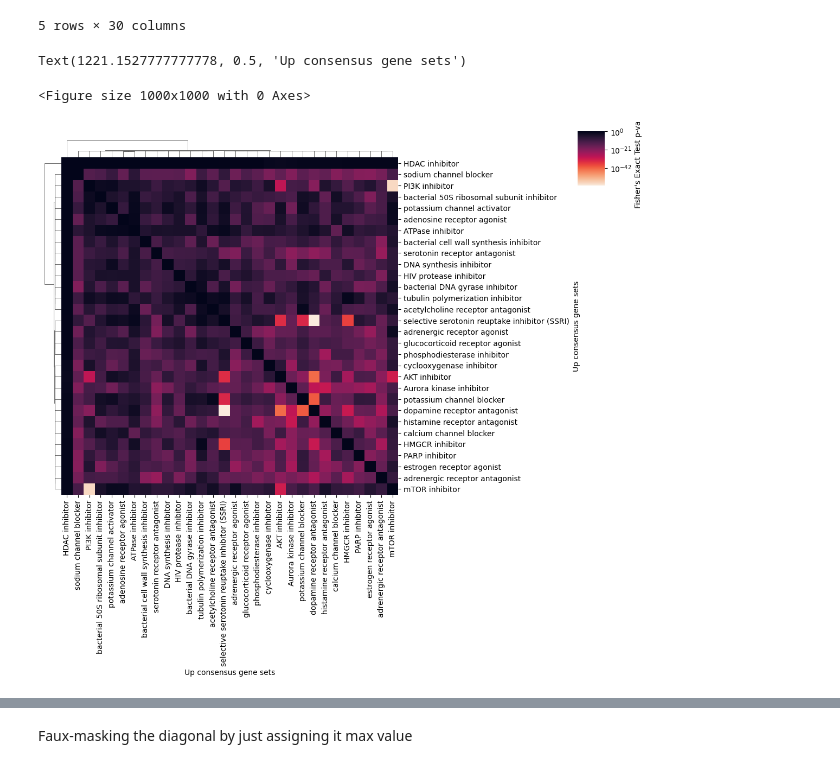
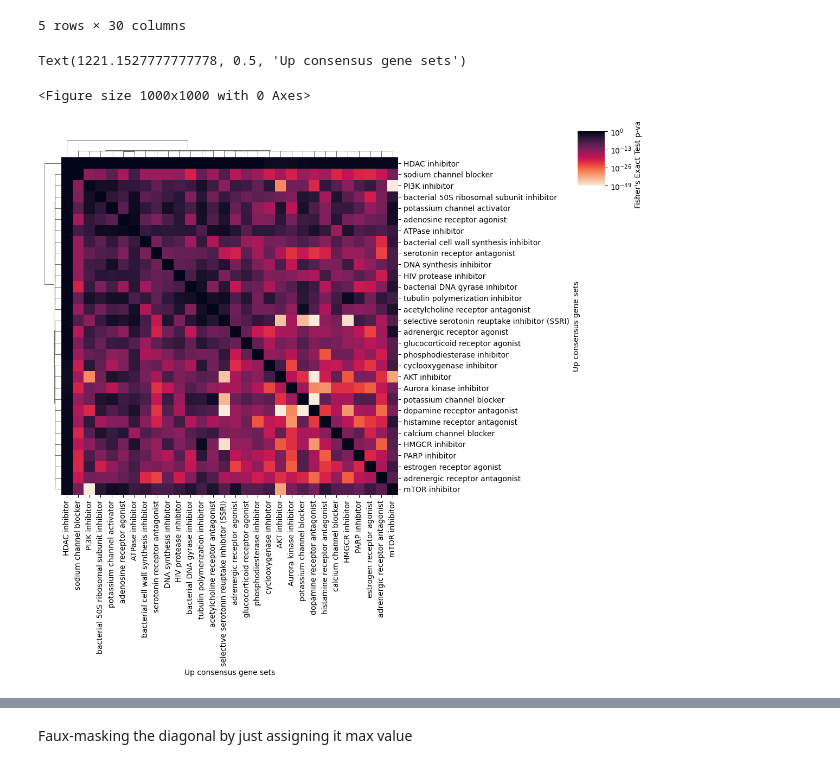
Before and after one commit to MaayanLab/ChEA-KG-UI, a Jupyter notebook: atlases/moa_atlas.ipynb, the cells around one changed output, grey strips where cells are left out. Saved outputs shown, nothing was run; the diff lists cells and outputs as text; code cells hidden in the pictures.

Commit message:
updated figures

```diff
--- a/atlases/moa_atlas.ipynb
+++ b/atlases/moa_atlas.ipynb
@@ -153,13 +127,13 @@ top30_target_moas
 # %%
 # first map target_moas to drugs
-def map_name(x):
+def map_moa_name(x):
     multiple_moas = x.split("|")
     for moa in multiple_moas:
-        for target_moa in top30_target_moas:
-            if target_moa.lower() in moa.strip().lower():
-                return target_moa
+        for top30_moa in top30_target_moas:
+            if top30_moa.lower() in moa.strip().lower():
+                return top30_moa
     return "other"
-drug_to_moa['moa'] = drug_to_moa['moa'].map(lambda x: map_name(x))
+drug_to_moa['moa'] = drug_to_moa['moa'].map(lambda x: map_moa_name(x))
 drug_to_moa['moa'].value_counts()
 # %% [output]
 moa
@@ -451,13 +418,13 @@ for i in up_fishers_mat.columns:
     up_fishers_mat.loc[i,i] = 1
 # %%
 plt.figure(figsize=(10,10))
-g = sns.clustermap(up_fishers_mat, annot=False,dendrogram_ratio=(0.05, 0.05), vmax = 0.01, cbar_pos=(1,0.9,0.05,0.1), cmap = 'rocket_r', cbar_kws={'label':"Fisher's Exact Test p-value"}, norm=LogNorm())
+g = sns.clustermap(up_fishers_mat, annot=False,dendrogram_ratio=(0.05, 0.05), vmin = 30, cbar_pos=(1,0.9,0.05,0.1), cmap = 'rocket_r', cbar_kws={'label':"Fisher's Exact Test p-value"}, norm=LogNorm(vmin=10e-40))
 g.ax_heatmap.set_xlabel('Up consensus gene sets')
 g.ax_heatmap.set_ylabel('Up consensus gene sets')
 # %% [output]
 Text(1221.1527777777778, 0.5, 'Up consensus gene sets')
 <Figure size 1000x1000 with 0 Axes>
-[figure, old version]
+[figure, new version]
 # %%
 all_down_genes = set([x for v in DOWN_consensus_moa_gmt.values() for x in v])
 down_fishers_mat = pd.DataFrame(index=DOWN_consensus_moa_gmt.keys(), columns=DOWN_consensus_moa_gmt.keys(), data = -1)
```
Also changed, not shown: parts of 17 cells of this notebook.
